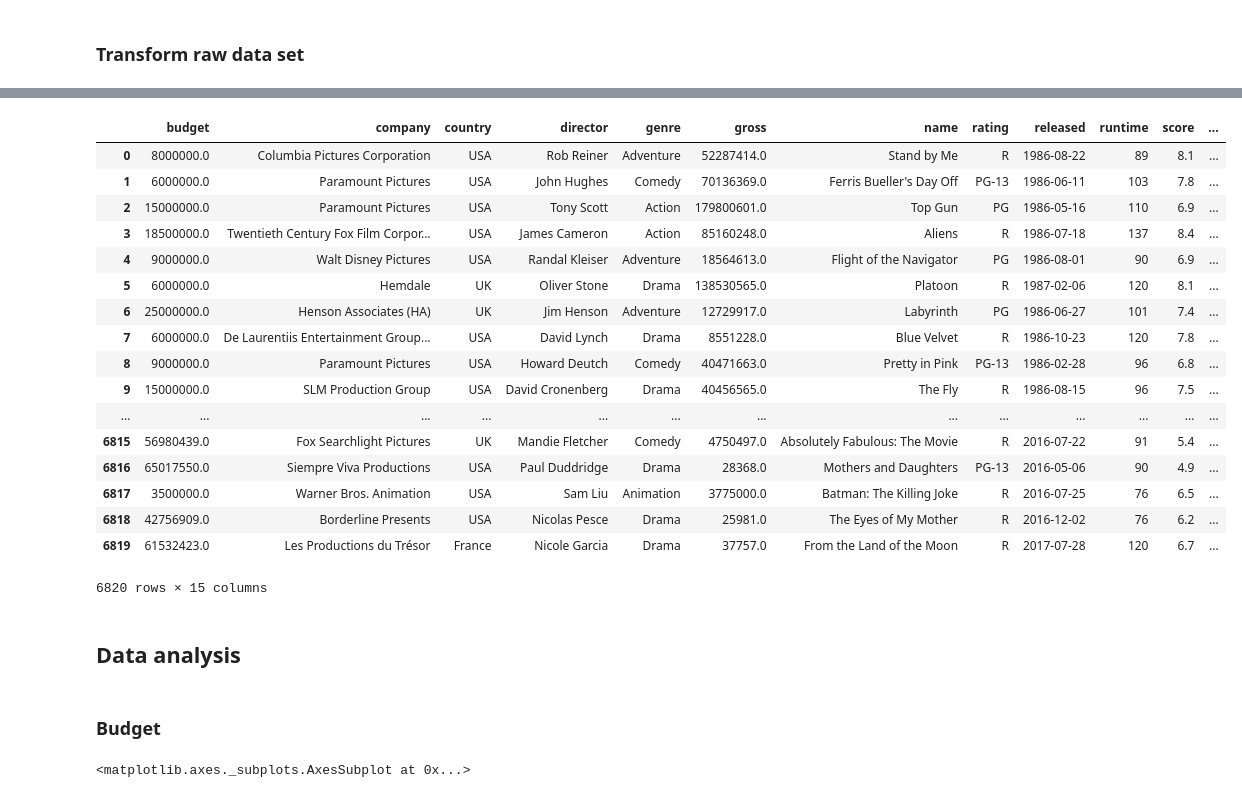
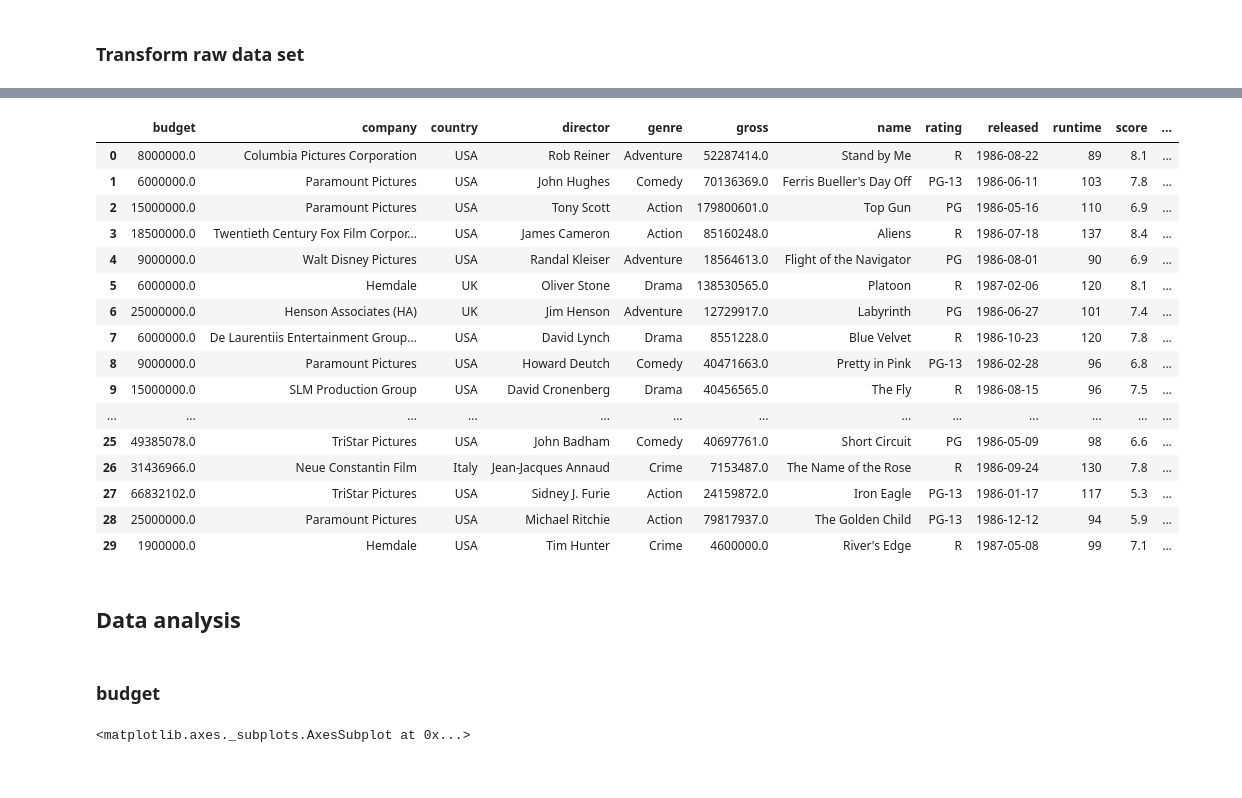
Before and after one commit to szylec/Kaggle, a Jupyter notebook: movies_analysis/analytics.ipynb, the cells around one changed output, grey strips where cells are left out. Cells and saved outputs as stored; diff of their text form; code cells hidden in the pictures.

```diff
--- a/movies_analysis/analytics.ipynb
+++ b/movies_analysis/analytics.ipynb
@@ -118,17 +122,18 @@ Wall time: 8.15 s
 # %% [markdown]
 ### Transform raw data set
 # %%
+%%time
 def data_raw_transformation(data_raw):
     result = data_raw.copy()
+    # Use regression to fill 0.0's in budget.
     budget_scale_min = data_raw.loc[data_raw['budget'] != 0.0, 'budget'].min()
     budget_scale_max = data_raw.loc[data_raw['budget'] != 0.0, 'budget'].max()
-    result = fill_empty_budget(
-        result, quantitative, important_features_for_budget, model_for_budget, budget_scale_min, budget_scale_max)
+    result = fill_empty_budget(result, quantitative, important_features_for_budget,
+                               model_for_budget, budget_scale_min, budget_scale_max)
 
-    # Use regression to fill 0.0's in budget.
-    # TBD
+    # Use classification to fill "rating".
 
-    # figure out same bin edges!!!
+
 
     # Ceate bucket'ize version of budget.
 #     result['budget_bin'] = pd.qcut(
@@ -149,23 +157,22 @@ data = data_raw_transformation(data_raw)
 # %%
-data
+data.head(30)
 # %% [output]
 |  | budget | company | country | director | genre | gross | name | rating | released | runtime | score | ... |
 | 0 | 8000000.0 | Columbia Pictures Corporation | USA | Rob Reiner | Adventure | 52287414.0 | Stand by Me | R | 1986-08-22 | 89 | 8.1 | ... |
 | 1 | 6000000.0 | Paramount Pictures | USA | John Hughes | Comedy | 70136369.0 | Ferris Bueller's Day Off | PG-13 | 1986-06-11 | 103 | 7.8 | ... |
 | 2 | 15000000.0 | Paramount Pictures | USA | Tony Scott | Action | 179800601.0 | Top Gun | PG | 1986-05-16 | 110 | 6.9 | ... |
 | 3 | 18500000.0 | Twentieth Century Fox Film Corpor... | USA | James Cameron | Action | 85160248.0 | Aliens | R | 1986-07-18 | 137 | 8.4 | ... |
 | 4 | 9000000.0 | Walt Disney Pictures | USA | Randal Kleiser | Adventure | 18564613.0 | Flight of the Navigator | PG | 1986-08-01 | 90 | 6.9 | ... |
 | 5 | 6000000.0 | Hemdale | UK | Oliver Stone | Drama | 138530565.0 | Platoon | R | 1987-02-06 | 120 | 8.1 | ... |
 | 6 | 25000000.0 | Henson Associates (HA) | UK | Jim Henson | Adventure | 12729917.0 | Labyrinth | PG | 1986-06-27 | 101 | 7.4 | ... |
 | 7 | 6000000.0 | De Laurentiis Entertainment Group... | USA | David Lynch | Drama | 8551228.0 | Blue Velvet | R | 1986-10-23 | 120 | 7.8 | ... |
 | 8 | 9000000.0 | Paramount Pictures | USA | Howard Deutch | Comedy | 40471663.0 | Pretty in Pink | PG-13 | 1986-02-28 | 96 | 6.8 | ... |
 | 9 | 15000000.0 | SLM Production Group | USA | David Cronenberg | Drama | 40456565.0 | The Fly | R | 1986-08-15 | 96 | 7.5 | ... |
 | ... | ... | ... | ... | ... | ... | ... | ... | ... | ... | ... | ... | ... |
-| 6815 | 56980439.0 | Fox Searchlight Pictures | UK | Mandie Fletcher | Comedy | 4750497.0 | Absolutely Fabulous: The Movie | R | 2016-07-22 | 91 | 5.4 | ... |
-| 6816 | 65017550.0 | Siempre Viva Productions | USA | Paul Duddridge | Drama | 28368.0 | Mothers and Daughters | PG-13 | 2016-05-06 | 90 | 4.9 | ... |
-| 6817 | 3500000.0 | Warner Bros. Animation | USA | Sam Liu | Animation | 3775000.0 | Batman: The Killing Joke | R | 2016-07-25 | 76 | 6.5 | ... |
-| 6818 | 42756909.0 | Borderline Presents | USA | Nicolas Pesce | Drama | 25981.0 | The Eyes of My Mother | R | 2016-12-02 | 76 | 6.2 | ... |
-| 6819 | 61532423.0 | Les Productions du Trésor | France | Nicole Garcia | Drama | 37757.0 | From the Land of the Moon | R | 2017-07-28 | 120 | 6.7 | ... |
+| 25 | 49385078.0 | TriStar Pictures | USA | John Badham | Comedy | 40697761.0 | Short Circuit | PG | 1986-05-09 | 98 | 6.6 | ... |
+| 26 | 31436966.0 | Neue Constantin Film | Italy | Jean-Jacques Annaud | Crime | 7153487.0 | The Name of the Rose | R | 1986-09-24 | 130 | 7.8 | ... |
+| 27 | 66832102.0 | TriStar Pictures | USA | Sidney J. Furie | Action | 24159872.0 | Iron Eagle | PG-13 | 1986-01-17 | 117 | 5.3 | ... |
+| 28 | 25000000.0 | Paramount Pictures | USA | Michael Ritchie | Action | 79817937.0 | The Golden Child | PG-13 | 1986-12-12 | 94 | 5.9 | ... |
+| 29 | 1900000.0 | Hemdale | USA | Tim Hunter | Crime | 4600000.0 | River's Edge | R | 1987-05-08 | 99 | 7.1 | ... |
-6820 rows × 15 columns
 # %% [markdown]
 ## Data analysis
@@ -172,3 +183,3 @@ data
 # %% [markdown]
-### Budget
+### budget
 # %%
```
Also changed, not shown: parts of 38 cells of this notebook.
